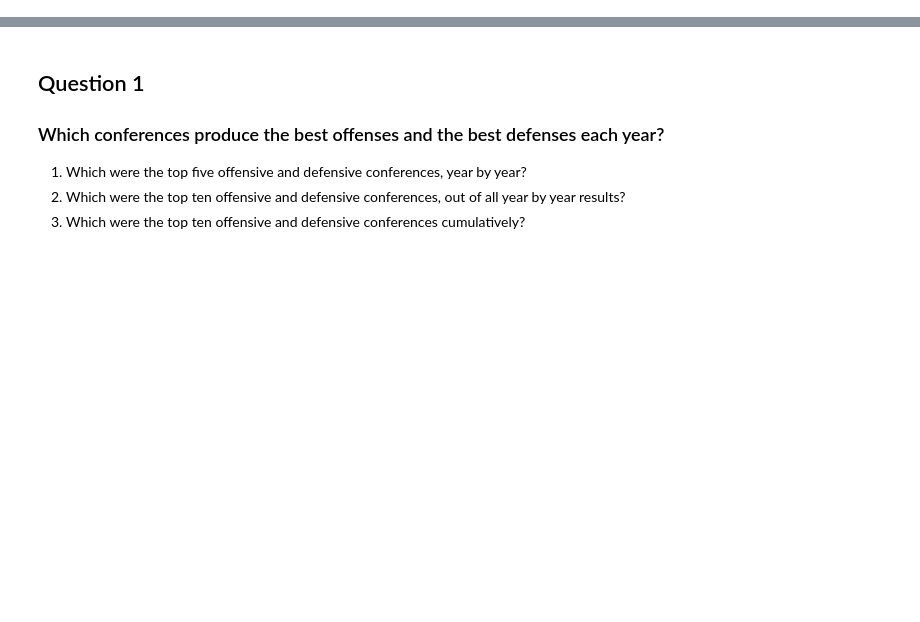
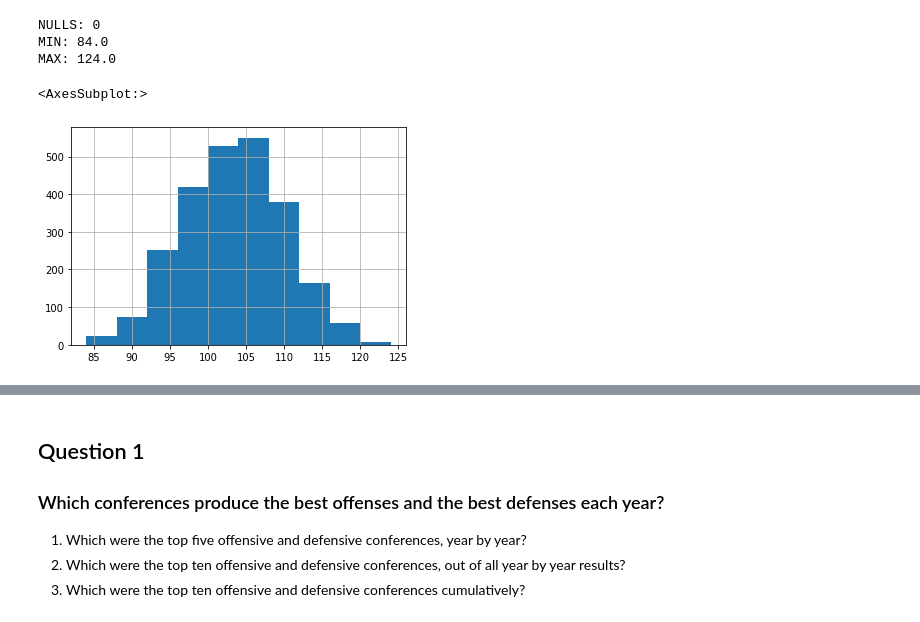
Before and after one commit to DBeick/college-basketball, a Jupyter notebook: main.ipynb, the cells around one changed output, grey strips where cells are left out. Drawn from its saved outputs; the diff is of its cells as text; code cells hidden in the pictures; blank space fills up the shorter version.

```diff
--- a/main.ipynb
+++ b/main.ipynb
@@ -6,0 +108,13 @@ df = pd.read_csv('datasets/cbbAll.csv')
+# %%
+# Defensive Efficiency characteristics
+jde = df_all['ADJDE']
+print('NULLS:', jde.isna().sum())
+print("MIN:", jde.min())
+print("MAX:", jde.max())
+jde.hist()
+# %% [output]
+NULLS: 0
+MIN: 84.0
+MAX: 124.0
+<AxesSubplot:>
+[figure, added]
```
Also changed, not shown: parts of 24 cells of this notebook.
